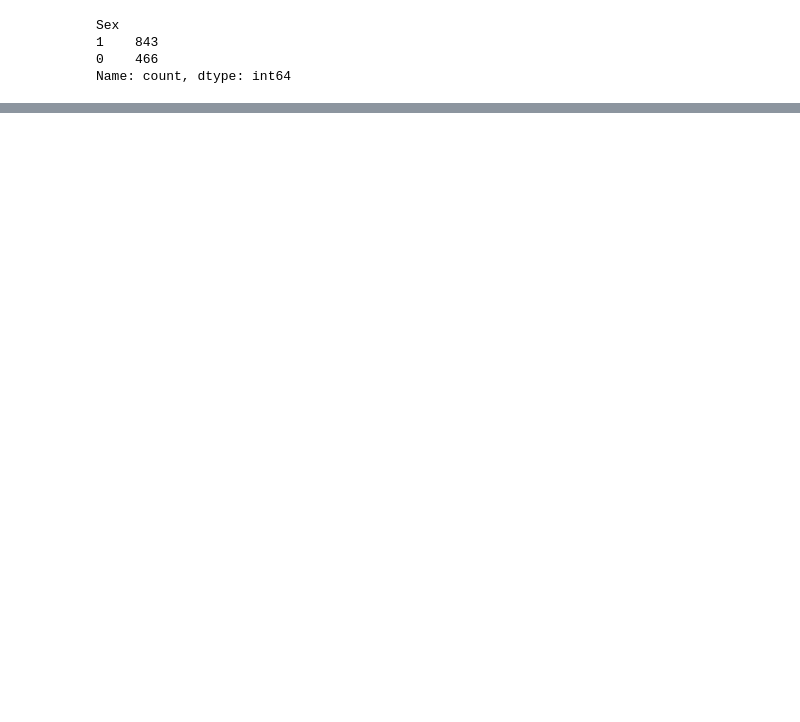
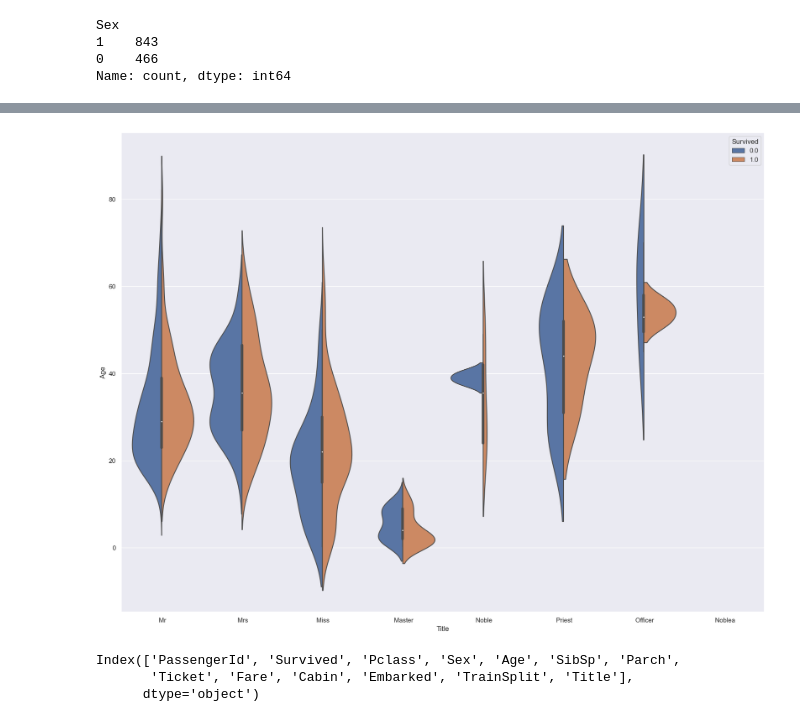
Before and after one commit to jihun5/jihun5, a Jupyter notebook: jupyter_project/타이타닉2.ipynb, the cells around one changed output, grey strips where cells are left out. Saved outputs shown, nothing was run; the diff lists cells and outputs as text; code cells hidden in the pictures; blank space fills up the shorter version.

```diff
--- a/jupyter_project/타이타닉2.ipynb
+++ b/jupyter_project/타이타닉2.ipynb
@@ -356,8 +355,8 @@ plt.show()
 # %%
 # 레이블 인코딩(femail = 0, male = 1)
 
-data.loc[data['Sex'] == 'female'] = 0
-data.loc[data['Sex'] == 'male'] = 1
+data.loc[data['Sex'] == 'female', 'Sex'] = 0
+data.loc[data['Sex'] == 'male', 'Sex'] = 1
 data['Sex'] = data['Sex'].astype(int)
 
 # 성별 분포 확인
@@ -380,0 +377,3 @@ array(['Braund, Mr. Owen Harris',
+# %%
+title_name = data['Name'].str.split(",", expand=True)[1]
+title_name
@@ -380,0 +393,5 @@ array(['Braund, Mr. Owen Harris',
+# %%
+# 문자열에 split 메소드를 적용하고 마침표를 기준점으로 분할하면 타이틀 부분과 성을 나타내는
+# Family Name 부분([1])을 나눌 수 있다. 앞부분만 선택하면 타이틀을 추출할 수 있다.
+title = title_name.str.split(".", expand=True)[0]
+title.value_counts(dropna=False)
@@ -380,0 +424,7 @@ array(['Braund, Mr. Owen Harris',
+# %%
+title = title.replace(['Ms'], 'Miss', regex=True)
+title = title.replace(['Mlle', 'the Countess', 'Lady', 'Don', 'Dona', 'Mme', 'Sir', 'Jonkheer', 'Noblea'], 'Noble', regex=True)
+title = title.replace(['Col', 'Major', 'Capt'], 'Officer', regex=True)
+title = title.replace(['Dr', 'Rev'], 'Priest', regex=True)
+data['Title'] = np.array(title)
+data['Title'].value_counts(dropna=False)
@@ -380,0 +446,5 @@ array(['Braund, Mr. Owen Harris',
+# %%
+sns.violinplot(x='Title', y='Age', hue='Survived', data=data, split=True)
+plt.show()
+# %% [output]
+[figure, added]
@@ -380,0 +454,8 @@ array(['Braund, Mr. Owen Harris',
+# %%
+# Name 열 삭제
+data = data.drop('Name', axis=1)
+data.columns
+# %% [output]
+Index(['PassengerId', 'Survived', 'Pclass', 'Sex', 'Age', 'SibSp', 'Parch',
+       'Ticket', 'Fare', 'Cabin', 'Embarked', 'TrainSplit', 'Title'],
+      dtype='object')
```
Also changed, not shown: parts of 64 cells of this notebook, 7 other files.
